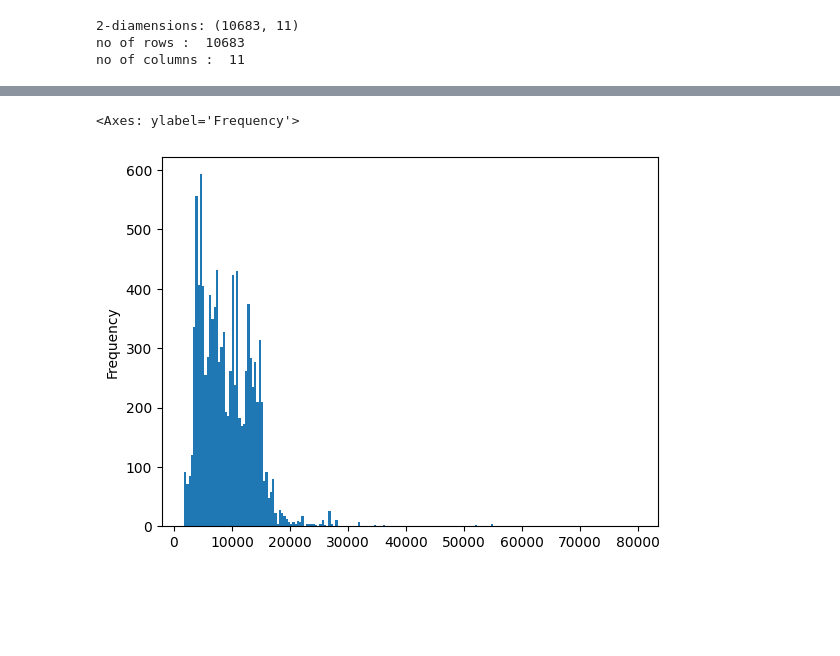
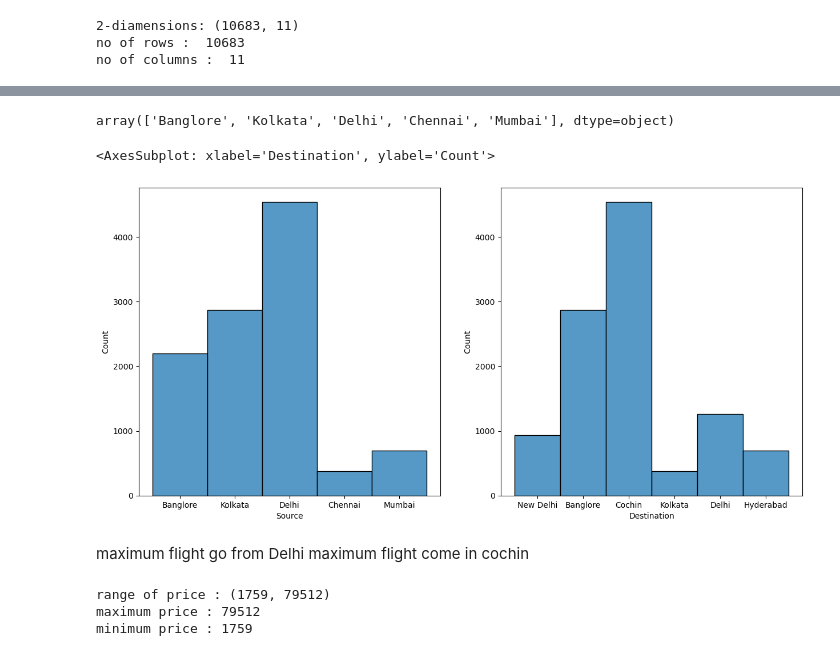
Before and after one commit to Dholakiyayash/data-science, a Jupyter notebook: week14_EDA_Assignment-2.ipynb, the cells around one changed output, grey strips where cells are left out. Drawn from its saved outputs; the diff is of its cells as text; code cells hidden in the pictures; blank space fills up the shorter version.

```diff
--- a/week14_EDA_Assignment-2.ipynb
+++ b/week14_EDA_Assignment-2.ipynb
@@ -18,11 +18,35 @@ df.head(2)
 |  | Airline | Date_of_Journey | Source | Destination | Route | Dep_Time | Arrival_Time | Duration | ... |
 | 0 | IndiGo | 24/03/2019 | Banglore | New Delhi | BLR → DEL | 22:20 | 01:10 22 Mar | 2h 50m | ... |
 | 1 | Air India | 1/05/2019 | Kolkata | Banglore | CCU → IXR → BBI → BLR | 05:50 | 13:15 | 7h 25m | ... |
+# %%
+df['Source'].unique()
+# %% [output]
+array(['Banglore', 'Kolkata', 'Delhi', 'Chennai', 'Mumbai'], dtype=object)
 # %%
 # Q2. What is the distribution of flight prices in the dataset? Create a histogram to visualize the
 # distribution.
 
-import
+import seaborn as sns
+import matplotlib.pyplot as plt
+
+fig,axis=plt.subplots(1,2,figsize=(15,7))
+plt.subplot(121)
+sns.histplot(data=df,x='Source')
+plt.subplot(122)
+sns.histplot(data=df,x='Destination')
 # %% [output]
-<Axes: ylabel='Frequency'>
+<AxesSubplot: xlabel='Destination', ylabel='Count'>
-[figure, old version]
+[figure, new version]
+# %% [markdown]
+ maximum flight go from Delhi
+ maximum flight come in cochin
+# %%
+# Q3. What is the range of prices in the dataset? What is the minimum and maximum price?
+
+print('range of price :',(df['Price'].min(),df['Price'].max()))
+print('maximum price :',df['Price'].max())
+print('minimum price :',df['Price'].min())
+# %% [output]
+range of price : (1759, 79512)
+maximum price : 79512
+minimum price : 1759
```
Also changed, not shown: parts of 43 cells of this notebook.
